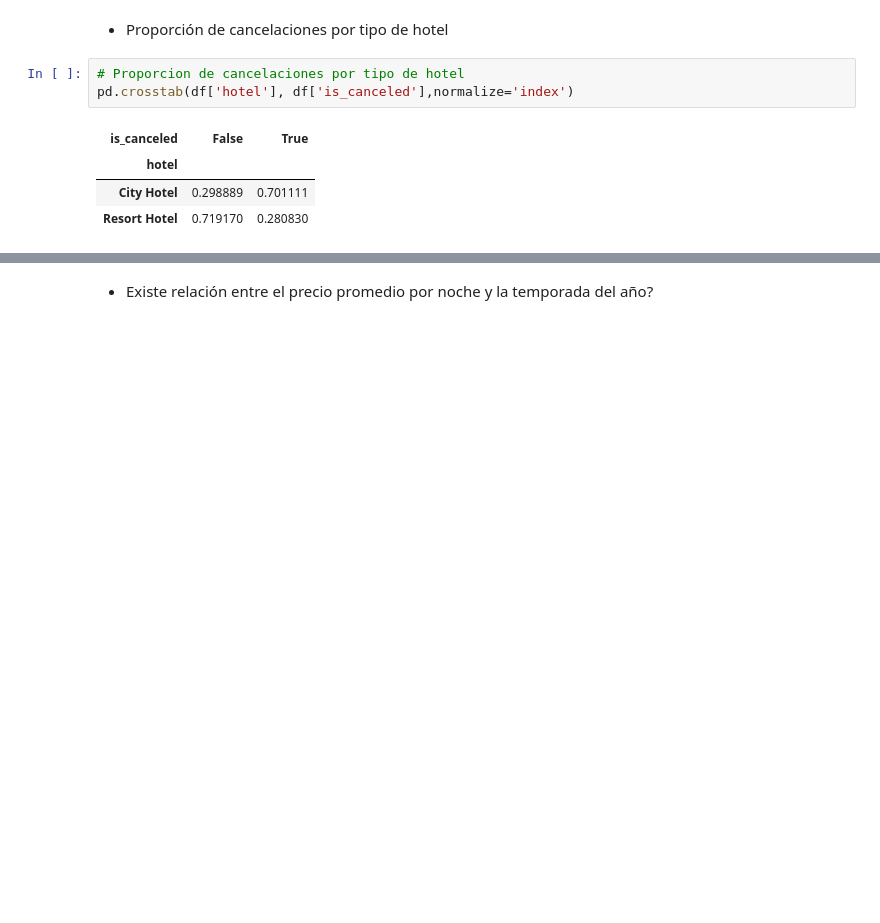
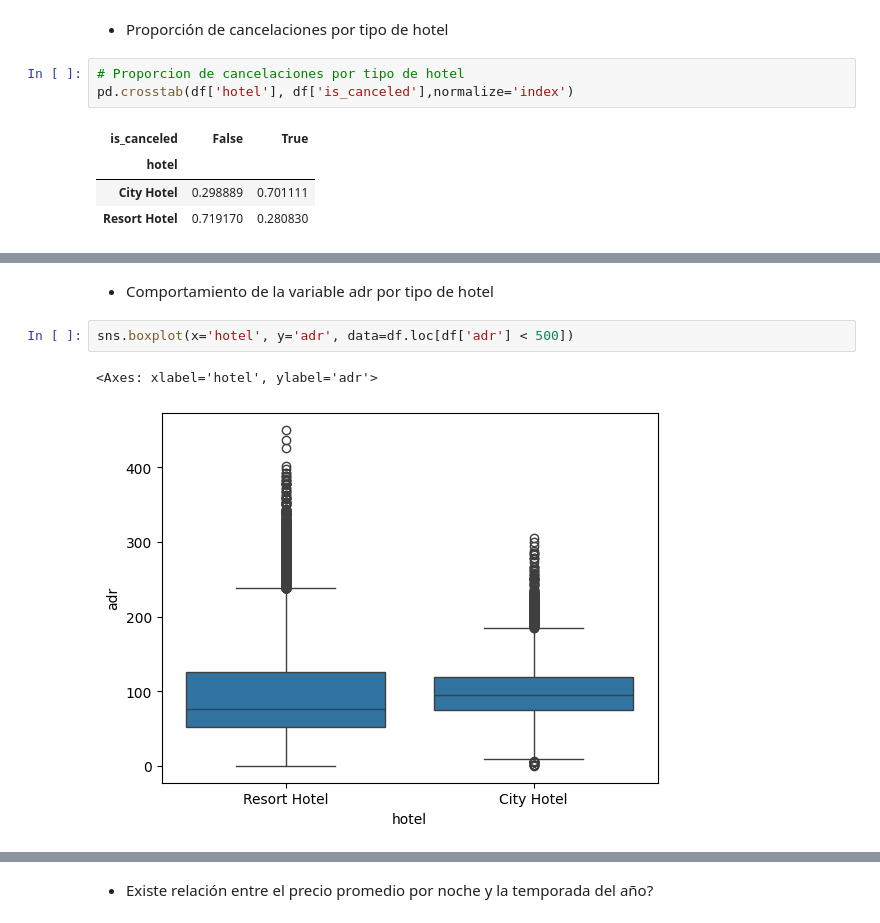
Before and after one commit to Traintain/MINE4101-Taller1, a Jupyter notebook: taller_1.ipynb, the cells around one changed output, grey strips where cells are left out. Drawn from its saved outputs; the diff is of its cells as text; blank space fills up the shorter version.

```diff
--- a/taller_1.ipynb
+++ b/taller_1.ipynb
@@ -500,0 +548,7 @@ Al revisar el comportamiento de la variable cancelación versus el tipo de hotel
+# %% [markdown]
+* Comportamiento de la variable adr por tipo de hotel
+# %%
+sns.boxplot(x='hotel', y='adr', data=df.loc[df['adr'] < 500])
+# %% [output]
+<Axes: xlabel='hotel', ylabel='adr'>
+[figure, added]
```
Also changed, not shown: parts of 47 cells of this notebook.
